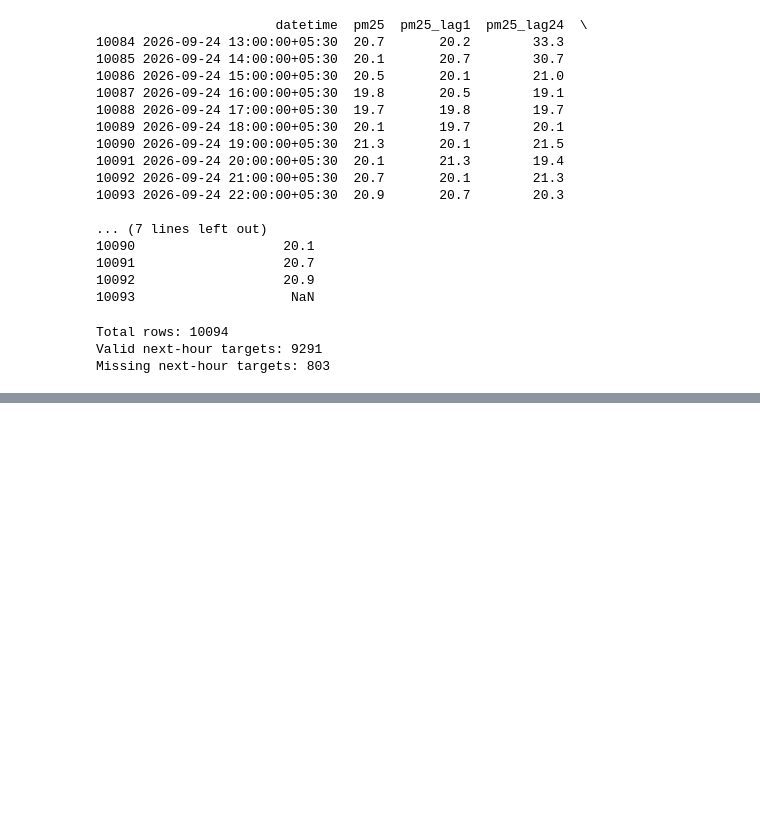
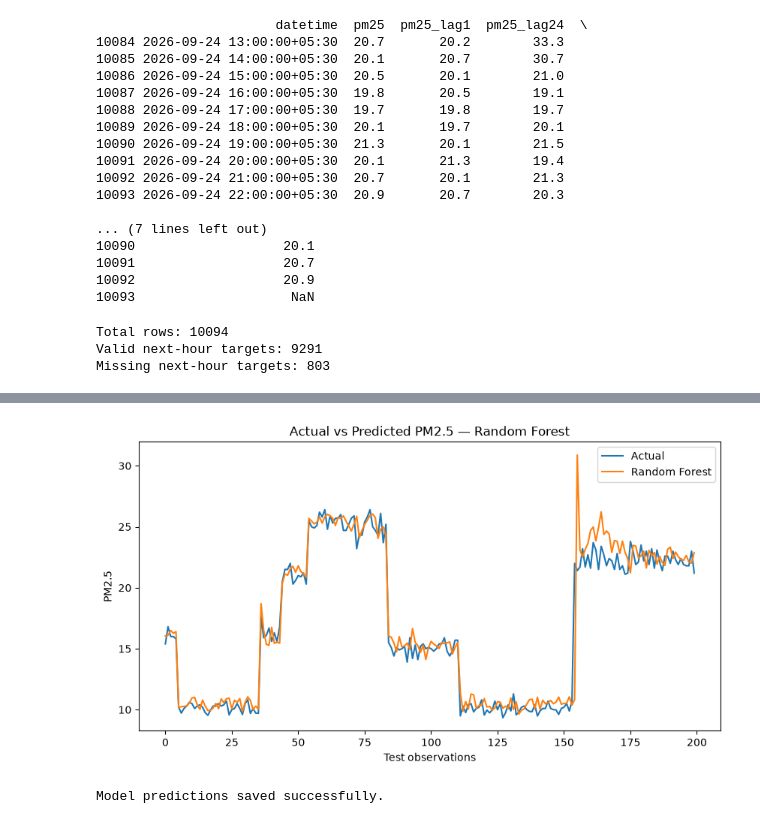
Before and after one commit to Arathii26/kerala-air-quality-intelligence, a Jupyter notebook: notebooks/01_first_look.ipynb, the cells around one changed output, grey strips where cells are left out. Cells and saved outputs as stored; diff of their text form; code cells hidden in the pictures; blank space fills up the shorter version.

```diff
--- a/notebooks/01_first_look.ipynb
+++ b/notebooks/01_first_look.ipynb
@@ -4018,0 +4425,5 @@ Missing next-hour targets: 803
+# %%
+rf_pred = rf_model.predict(X_test)
+
+print("Random Forest predictions created:", len(rf_pred))
+print("First 5 predictions:", rf_pred[:5])
@@ -4018,0 +4674,25 @@ Missing next-hour targets: 803
+# %%
+plt.figure(figsize=(10, 5))
+plt.plot(y_test.values[:200], label="Actual")
+plt.plot(rf_pred[:200], label="Random Forest")
+plt.xlabel("Test observations")
+plt.ylabel("PM2.5")
+plt.title("Actual vs Predicted PM2.5 — Random Forest")
+plt.legend()
+plt.show()
+# %% [output]
+[figure, added]
+# %%
+prediction_df = pd.DataFrame({
+    "datetime": model_df.loc[y_test.index, "datetime"].values,
+    "actual_pm25": y_test.values,
+    "linear_prediction": y_pred,
+    "random_forest_prediction": rf_pred,
+    "gradient_boosting_prediction": gb_pred
+})
+
+prediction_df.to_csv("../data/model_predictions.csv", index=False)
+
+print("Model predictions saved successfully.")
+# %% [output]
+Model predictions saved successfully.
```
Also changed, not shown: parts of 81 cells of this notebook, 10 other files.
